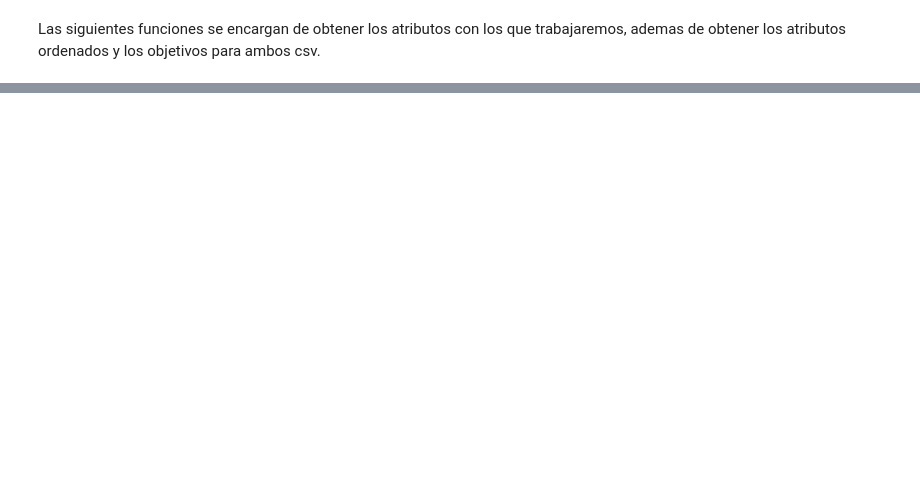
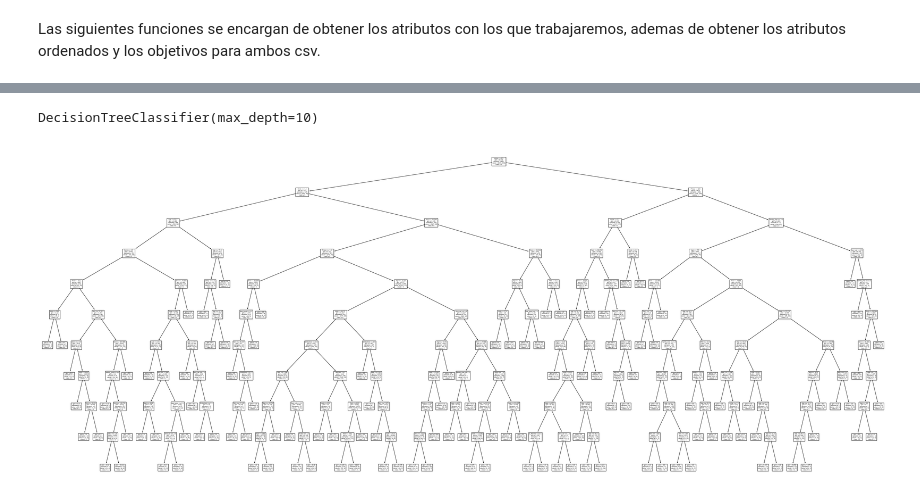
Before and after one commit to PedroPabloSantos/Inteligencia-artificial, a Jupyter notebook: Proyecto_IA.ipynb, the cells around one changed output, grey strips where cells are left out. Saved outputs shown, nothing was run; the diff lists cells and outputs as text; code cells hidden in the pictures; blank space fills up the shorter version.

Commit message:
Algoritmo tree clasifier

```diff
--- a/Proyecto_IA.ipynb
+++ b/Proyecto_IA.ipynb
@@ -51,0 +56,4 @@ Name: Survived, Length: 891, dtype: int64
+# %%
+# DECISION TREE CLASIFIER
+codificador_atributos_discretos_titanic = OrdinalEncoder()
+codificador_atributos_discretos_titanic.fit(atributos_titanic[atributos_discretos_titanic])
@@ -51,0 +89,5 @@ Name: Survived, Length: 891, dtype: int64
+# %%
+atributos_titanic[atributos_discretos_titanic] = codificador_atributos_discretos_titanic.transform(
+    atributos_titanic[atributos_discretos_titanic]
+)
+atributos_titanic.head()
@@ -51,0 +103,5 @@ Name: Survived, Length: 891, dtype: int64
+# %%
+codificador_objetivo_titanic = LabelEncoder()
+objetivo_titanic = codificador_objetivo_titanic.fit_transform(objetivo_titanic)
+print(f'Clases detectadas: {codificador_objetivo_titanic.classes_}')
+objetivo_titanic
@@ -51,0 +127,29 @@ Name: Survived, Length: 891, dtype: int64
+# %%
+# Scikit-learn implementa el algoritmo CART de tal manera que, al buscar en
+# cada nodo la mejor combinación atributo-umbral para particionar el conjunto
+# de ejemplos asociado al nodo, no considera los atributos en orden, sino que
+# los reordena aleatoriamente. Esto puede hacer que se obtenga un árbol
+# distinto cada vez que se ejecuta el código, ya que produce como efecto que
+# los empates en esa búsqueda se deshacen de forma aleatoria. Por tanto, para
+# que el código sea reproducible debemos establecer una semilla aleatoria inicial.
+
+# Por otra parte, para evitar el sobreajuste del árbol a los ejemplos de
+# entrenamiento vamos a limitar la profundidad del árbol construido.
+
+clasificador_CART_titanic = DecisionTreeClassifier(
+    max_depth=10
+)
+clasificador_CART_titanic.fit(atributos_titanic, objetivo_titanic)
+# %% [output]
+DecisionTreeClassifier(max_depth=10)
+# %%
+pyplot.figure(figsize=(50, 20))  # Anchura y altura del gráfico
+árbol_titanic = plot_tree(clasificador_CART_titanic,
+                  # El argumento feature_names permite proporcionar, en una
+                  # lista, los nombres de los atributos.
+                  feature_names=atributos_discretos_titanic + atributos_continuos_titanic,
+                  # El argumento class_names permite proporcionar, en una
+                  # lista, los nombres de las clases
+                  class_names=["0", "1"])
+# %% [output]
+[figure, added]
```
Also changed, not shown: parts of 22 cells of this notebook.
